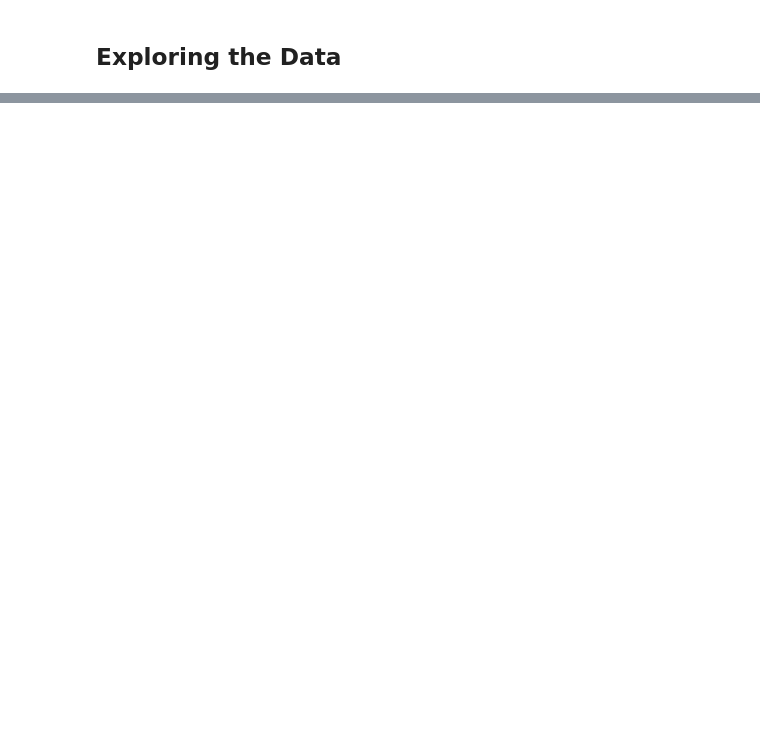
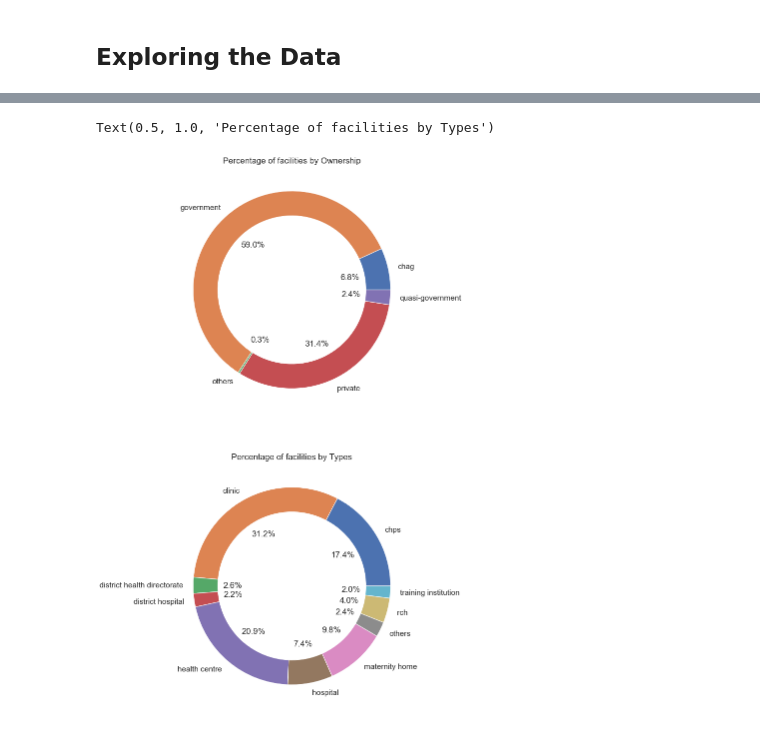
Before and after one commit to AndresRubianoM/Ghana_HealthFacilities, a Jupyter notebook: HealthFacilities.ipynb, the cells around one changed output, grey strips where cells are left out. Saved outputs shown, nothing was run; the diff lists cells and outputs as text; code cells hidden in the pictures; blank space fills up the shorter version.

```diff
--- a/HealthFacilities.ipynb
+++ b/HealthFacilities.ipynb
@@ -146,0 +201,18 @@ plt.xticks(rotation = 65)
+# %%
+def percentage_type(col_group, col_obj, data):
+    data_group_type = data.groupby([col_group])[col_obj].count()
+    data_group_type = data_group_type.apply(lambda x: (x/data_group_type.sum())*100)
+    return data_group_type
+# %%
+
+data_ownership = percentage_type('Ownership', 'Type', data_facilities)
+data_type = percentage_type('Type', 'Type', data_facilities)
+# %%
+fig, ax = plt.subplots(2,1, figsize = (20,20))
+ax[0].pie(data_ownership, labels = data_ownership.index, autopct = '%1.1f%%', wedgeprops=dict(width=0.25))
+ax[0].set_title('Percentage of facilities by Ownership')
+ax[1].pie(data_type, labels = data_type.index, autopct = '%1.1f%%', wedgeprops=dict(width=0.25))
+ax[1].set_title('Percentage of facilities by Types')
+# %% [output]
+Text(0.5, 1.0, 'Percentage of facilities by Types')
+[figure, added]
```
Also changed, not shown: parts of 19 cells of this notebook.
